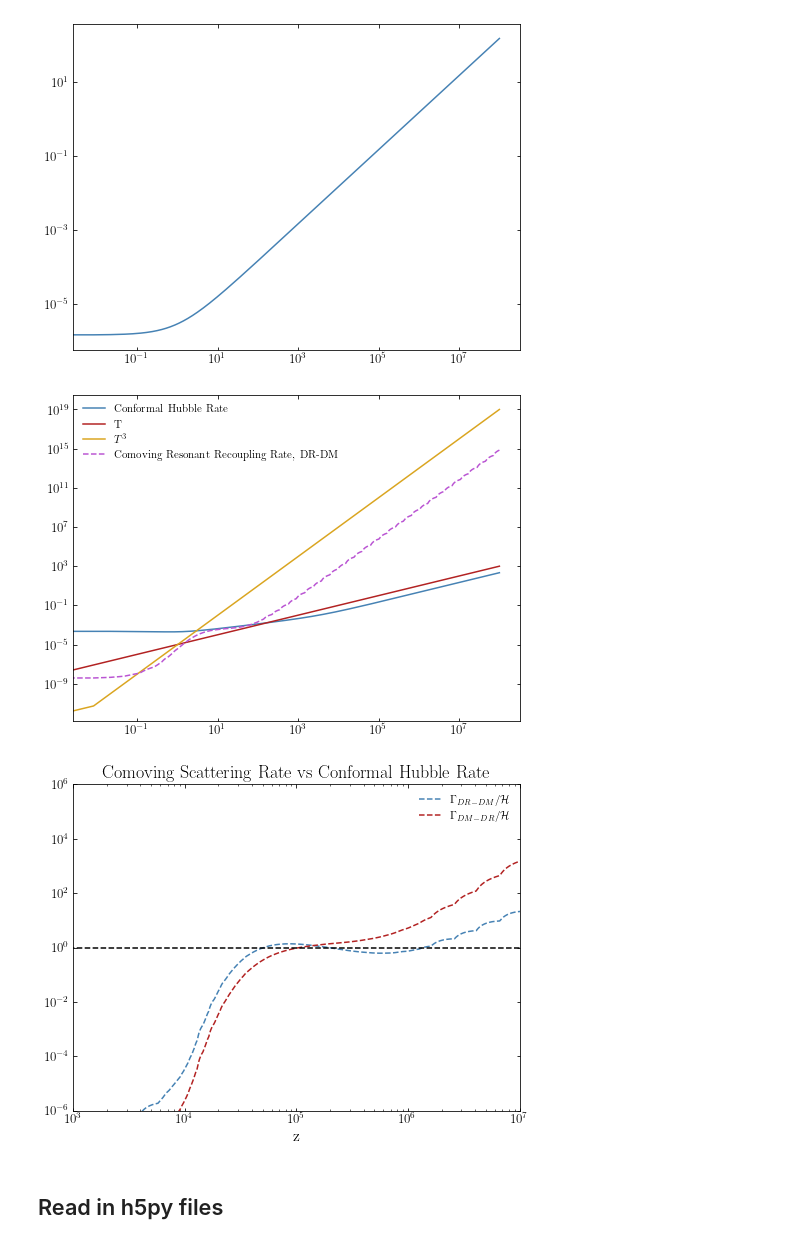
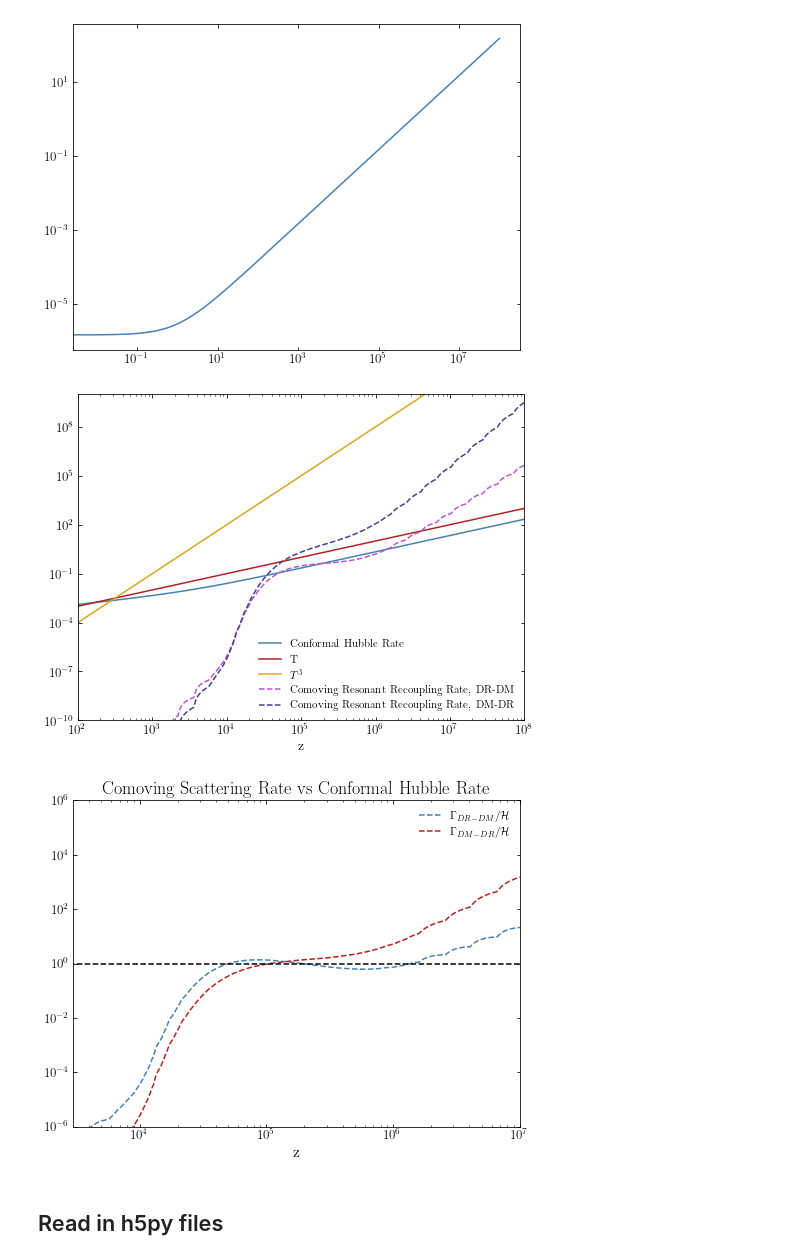
Before and after one commit to NolanSmyth/class_recoupling, a Jupyter notebook: res_recoupling.ipynb, the cells around one changed output. Cells and saved outputs as stored; diff of their text form; code cells hidden in the pictures.

```diff
--- a/res_recoupling.ipynb
+++ b/res_recoupling.ipynb
@@ -96,25 +96,31 @@ plt.loglog(z_data, rho_idr(thermo_taus(z_data))/rho_idm(thermo_taus(z_data)), la
 [<matplotlib.lines.Line2D at 0x...>]
 [figure]
 # %%
+T_dr = (1+z_data)*0.3*2.73
+T_dr_ev = T_dr * ktoev
+
 plt.loglog(z_data, aprime(thermo_taus(z_data))/a(thermo_taus(z_data)), label='Conformal Hubble Rate')
 plt.loglog(z_data, 1e-5*z_data, label='T')
-plt.loglog(z_data, 1e-5*z_data**3, label='$T^3$')
-plt.loglog(z_data, 1e-4*(rate_interp((1+z_data)*0.3*2.73)/((1+z_data)*0.3*2.73)), '--', label='Comoving Resonant Recoupling Rate, DR-DM')
+plt.loglog(z_data, 1e-10*z_data**3, label='$T^3$')
+plt.loglog(z_data, 1e-1*rate_interp(T_dr_ev)/T_dr_ev, '--', label='Comoving Resonant Recoupling Rate, DR-DM')
+plt.loglog(z_data, 1e-1*rate_interp(T_dr_ev), '--', label='Comoving Resonant Recoupling Rate, DM-DR')
+
+plt.xlim(1e2, 1e8)
+plt.ylim(1e-10, 1e10)
+plt.xlabel('z')
 
 plt.legend()
 plt.show()
 # %% [output]
-[figure, old version]
+[figure, new version]
 # %%
-T_dr = (1+z_data)*0.3*2.73
-T_dr_ev = T_dr * ktoev
 plt.loglog(z_data, 1e-1*(rate_interp(T_dr_ev)/(T_dr_ev))/(aprime(thermo_taus(z_data))/a(thermo_taus(z_data))), '--', label='$\Gamma_{DR-DM} / \mathcal{H}$')
 plt.loglog(z_data, 1e-2*(rate_interp(T_dr_ev))/(aprime(thermo_taus(z_data))/a(thermo_taus(z_data))), '--', label='$\Gamma_{DM-DR} / \mathcal{H}$')
 
 # plt.loglog(z_data, 3e-6*(rate_interp((1+z_data)*0.3*2.73))/(aprime(thermo_taus(z_data))/a(thermo_taus(z_data))), '--', label='Gamma DM-DR / conformal Hubble')
 
 plt.plot([1e-3,1e10], [1,1], 'k--')
-plt.xlim(1e3,1e7)
+plt.xlim(3e3,1e7)
 plt.ylim(1e-6,1e6)
 plt.title('Comoving Scattering Rate vs Conformal Hubble Rate')
 plt.xlabel('z', fontsize=16)
@@ -122,7 +128,7 @@ plt.xlabel('z', fontsize=16)
 plt.legend()
 plt.show()
 # %% [output]
-[figure, old version]
+[figure, new version]
 # %% [markdown]
 ## Read in h5py files
 # %%
```
Also changed, not shown: 7 other files.
